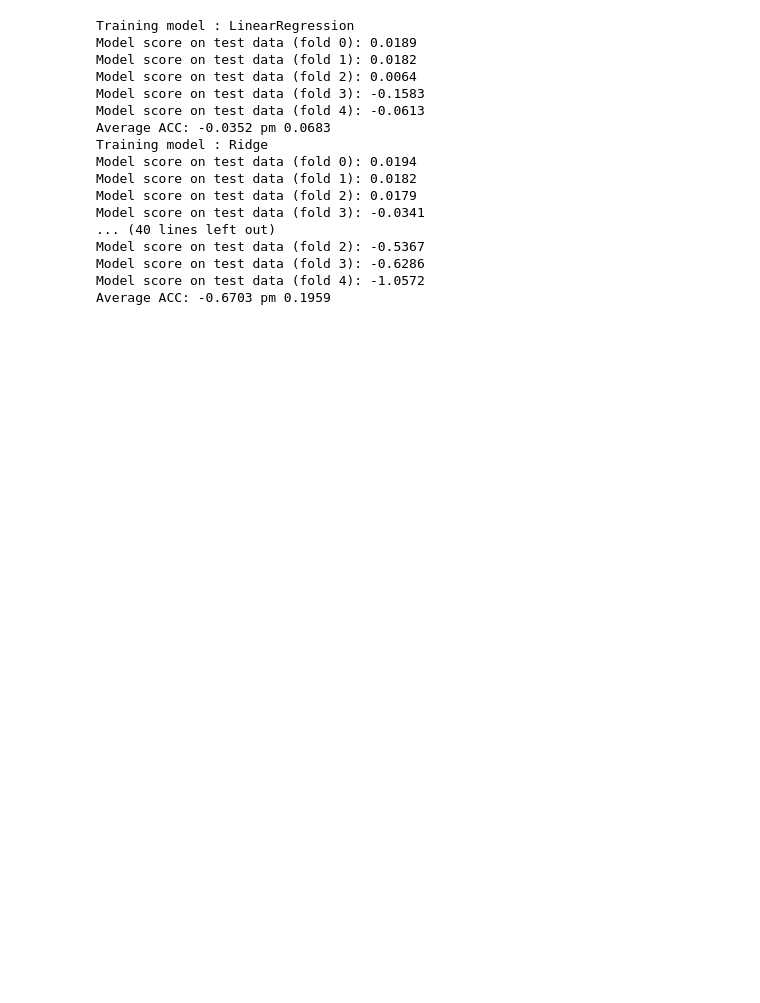
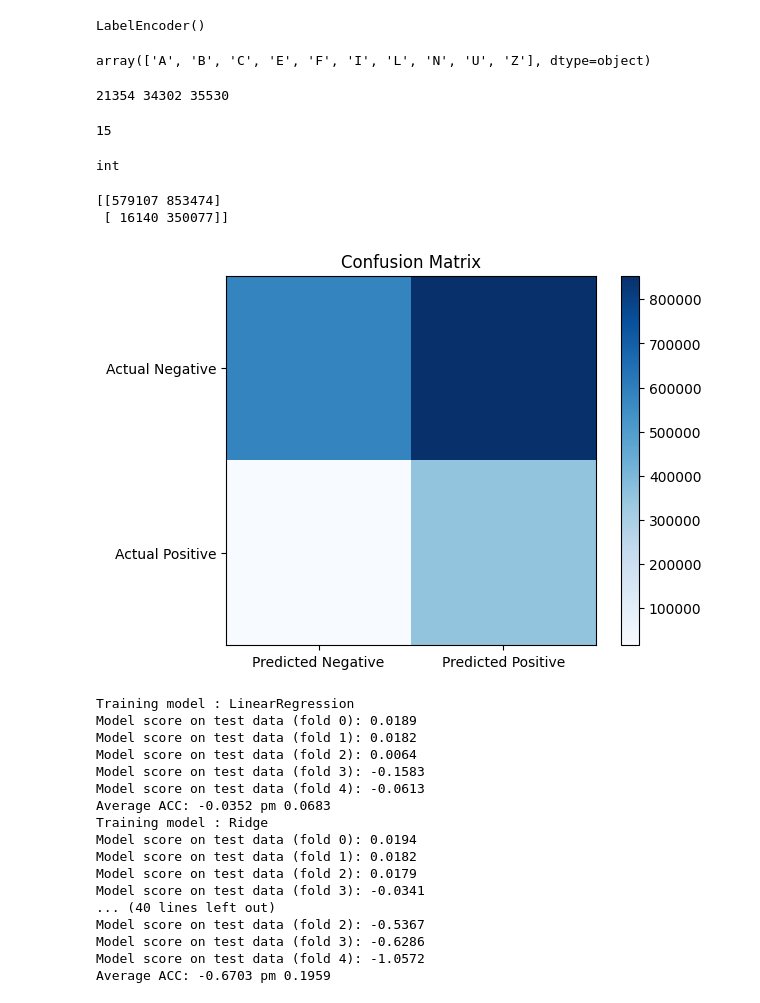
Before and after one commit to liu-bingyan/IllinoisDatathon2024, a Jupyter notebook: test.ipynb, the cells around one changed output. Saved outputs shown, nothing was run; the diff lists cells and outputs as text; code cells hidden in the pictures; blank space fills up the shorter version.

Commit message:
preprocess

```diff
--- a/test.ipynb
+++ b/test.ipynb
@@ -4,12 +4,4 @@ from utils.preprocessor import preprocessor
 from models.skmodels import model
 from utils.load_dataframes import load_dataframes
 
-df = load_dataframes(r'C:\Users\bingy\Box\Data Set for Competition')
-
-# preprocess
-pc = preprocessor()
-df = pc.process(df)
-
-# train
-y = df['reason']
-X = df.drop(columns = ['reason'])
+df = pd.read_csv('data/data.csv')
@@ -34,3 +31,60 @@ finished processing, (1798798, 31)
+# %%
+from sklearn.preprocessing import LabelEncoder
+account_status_encoder = LabelEncoder()
+account_status_encoder.fit(pd.concat([df["account_status_13_march"],df["account_status_18_march"]]))
+# %% [output]
+LabelEncoder()
+# %%
+account_status_encoder.classes_
+# %% [output]
+array(['A', 'B', 'C', 'E', 'F', 'I', 'L', 'N', 'U', 'Z'], dtype=object)
+# %%
+categorical_columns = ["retailer_code",
+                                    "reason",
+                                    "mos",
+                                    "ebill_enrolled_status_13_march","ebill_enrolled_status_18_march",
+                                    "account_status_13_march","account_status_18_march",
+                                    "card_activation_status_13_march","card_activation_status_18_march",]
+
+print((df['ebill_enrolled_status_13_march']!=df['ebill_enrolled_status_18_march']).sum(),
+(df['account_status_13_march']!=df['account_status_18_march']).sum(),
+(df['card_activation_status_13_march']!=df['card_activation_status_18_march']).sum())
+# %% [output]
+21354 34302 35530
+# %%
+pd.to_datetime("240315124742", format='%y%m%d%H%M%S').day
+# %% [output]
+15
+# %%
+td = pd.to_datetime("9/13/2024", format='%m/%d/%Y') - pd.to_datetime("240315124742", format='%y%m%d%H%M%S')
+type(td.days)
+# %% [output]
+int
+# %%
+from sklearn.metrics import confusion_matrix
+s1 = df['mos'].apply(lambda x: 1 if x.split(' ')[-1]=='TR' else 0)
+s2 = df['resolved'].apply(lambda x: 1 if x=='floor' else 0)
+(s1!=s2).sum()
+cm = confusion_matrix(s2, s1)
+print(cm)
+# %% [output]
+[[579107 853474]
+ [ 16140 350077]]
+# %%
+import matplotlib.pyplot as plt
+
+# Plot the confusion matrix
+plt.imshow(cm, interpolation='nearest', cmap=plt.cm.Blues)
+plt.title('Confusion Matrix')
+plt.colorbar()
+
+# Add legends
+plt.xticks([0, 1], ['Predicted Negative', 'Predicted Positive'])
+plt.yticks([0, 1], ['Actual Negative', 'Actual Positive'])
+
+plt.show()
+# %% [output]
+[figure, added]
 # %%
 def test(X, y, sample = 1000):
     X['reason']=y
```
Also changed, not shown: parts of 7 cells of this notebook, 11 other files.
